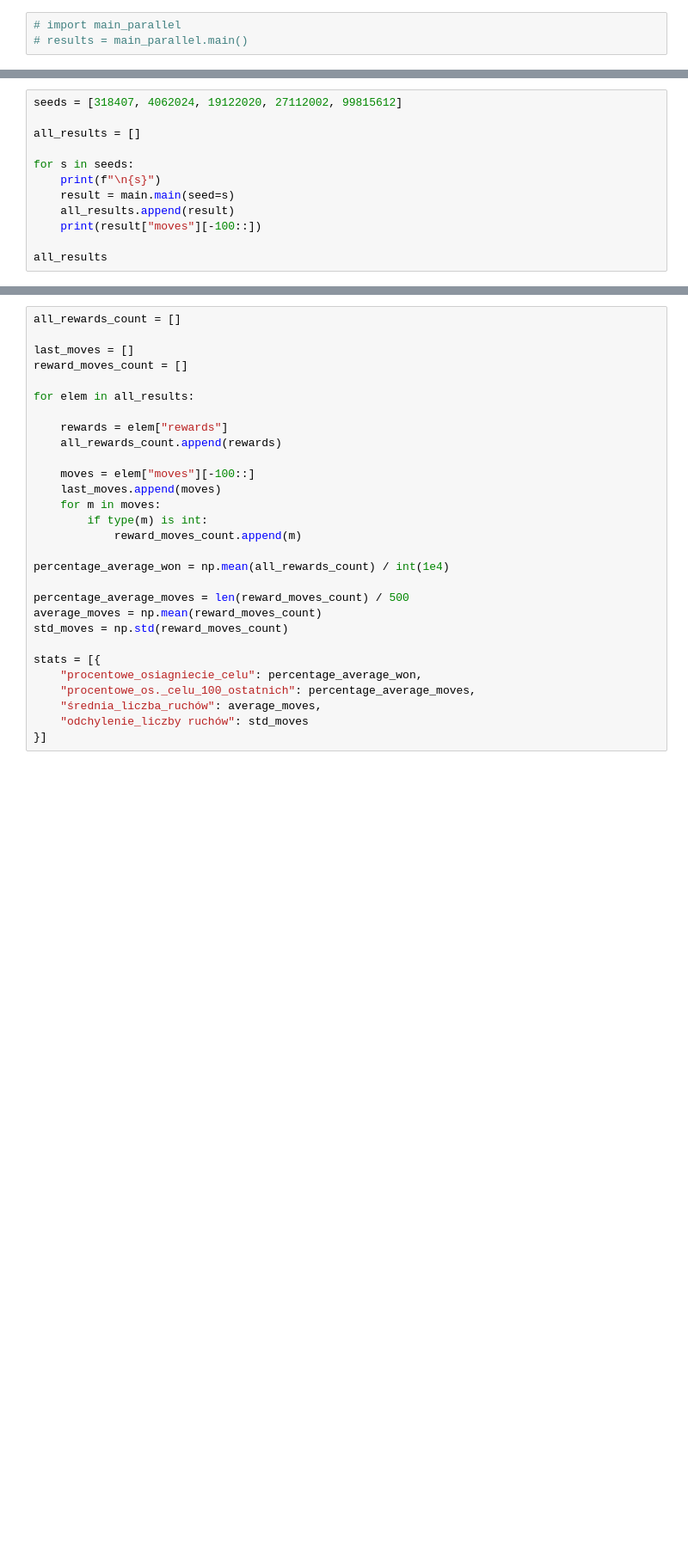
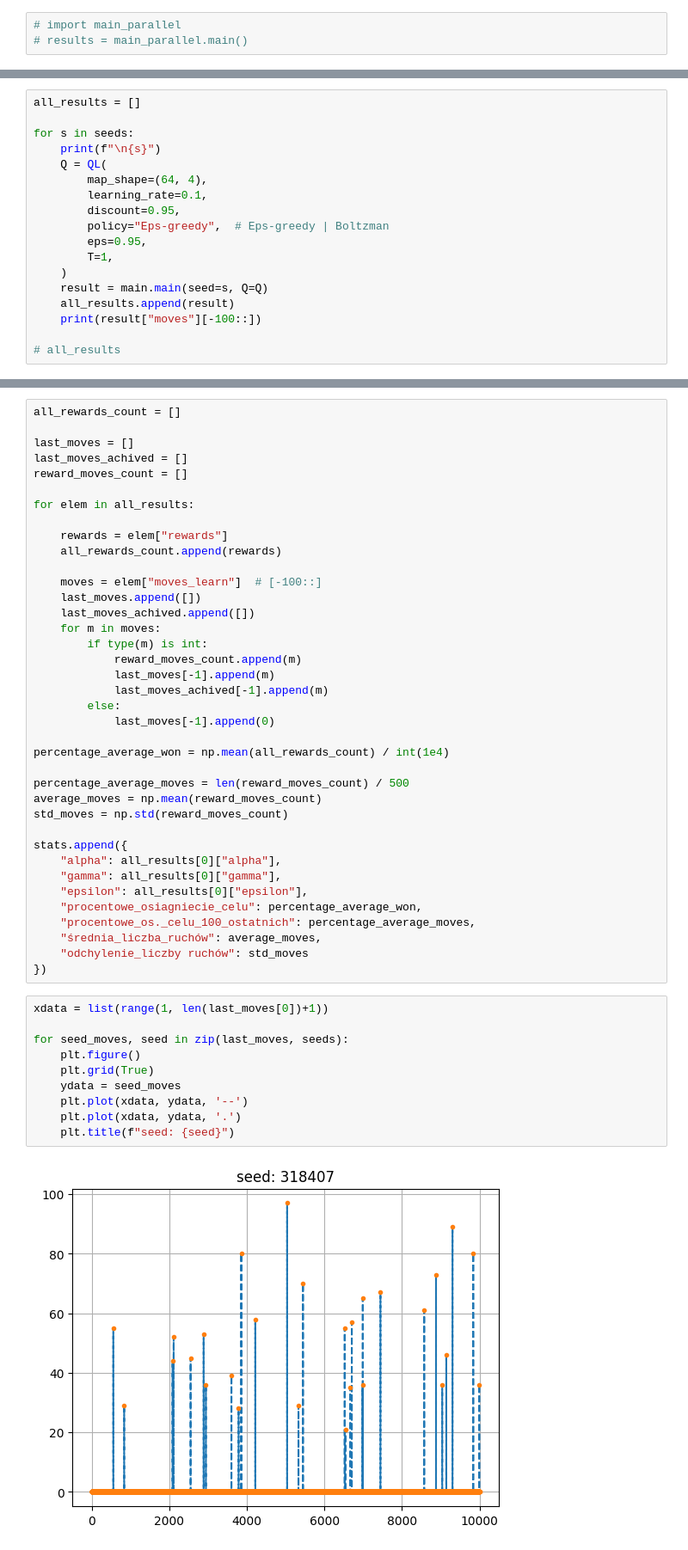
Before and after one commit to mwewior/introduction-to-ai, a Jupyter notebook: q_learning/workspace.ipynb, the cells around one changed output, grey strips where cells are left out. Shown at 86% size. Cells and saved outputs as stored; diff of their text form; blank space fills up the shorter version.

```diff
--- a/q_learning/workspace.ipynb
+++ b/q_learning/workspace.ipynb
@@ -7,12 +19,18 @@ import numpy as np
 # %%
-seeds = [318407, 4062024, 19122020, 27112002, 99815612]
-
 all_results = []
 
 for s in seeds:
     print(f"\n{s}")
-    result = main.main(seed=s)
+    Q = QL(
+        map_shape=(64, 4),
+        learning_rate=0.1,
+        discount=0.95,
+        policy="Eps-greedy",  # Eps-greedy | Boltzman
+        eps=0.95,
+        T=1,
+    )
+    result = main.main(seed=s, Q=Q)
     all_results.append(result)
     print(result["moves"][-100::])
 
-all_results
+# all_results
@@ -20,6 +53,7 @@ all_results
 all_rewards_count = []
 
 last_moves = []
+last_moves_achived = []
 reward_moves_count = []
 
 for elem in all_results:
@@ -27,11 +61,16 @@ for elem in all_results:
     rewards = elem["rewards"]
     all_rewards_count.append(rewards)
 
-    moves = elem["moves"][-100::]
-    last_moves.append(moves)
+    moves = elem["moves_learn"]  # [-100::]
+    last_moves.append([])
+    last_moves_achived.append([])
     for m in moves:
         if type(m) is int:
             reward_moves_count.append(m)
+            last_moves[-1].append(m)
+            last_moves_achived[-1].append(m)
+        else:
+            last_moves[-1].append(0)
 
 percentage_average_won = np.mean(all_rewards_count) / int(1e4)
 
@@ -39,9 +78,24 @@ percentage_average_moves = len(reward_moves_count) / 500
 average_moves = np.mean(reward_moves_count)
 std_moves = np.std(reward_moves_count)
 
-stats = [{
+stats.append({
+    "alpha": all_results[0]["alpha"],
+    "gamma": all_results[0]["gamma"],
+    "epsilon": all_results[0]["epsilon"],
     "procentowe_osiagniecie_celu": percentage_average_won,
     "procentowe_os._celu_100_ostatnich": percentage_average_moves,
     "średnia_liczba_ruchów": average_moves,
     "odchylenie_liczby ruchów": std_moves
-}]
+})
+# %%
+xdata = list(range(1, len(last_moves[0])+1))
+
+for seed_moves, seed in zip(last_moves, seeds):
+    plt.figure()
+    plt.grid(True)
+    ydata = seed_moves
+    plt.plot(xdata, ydata, '--')
+    plt.plot(xdata, ydata, '.')
+    plt.title(f"seed: {seed}")
+# %% [output]
+[figure, added]
```
Also changed, not shown: parts of 7 cells of this notebook, 2 other files.
